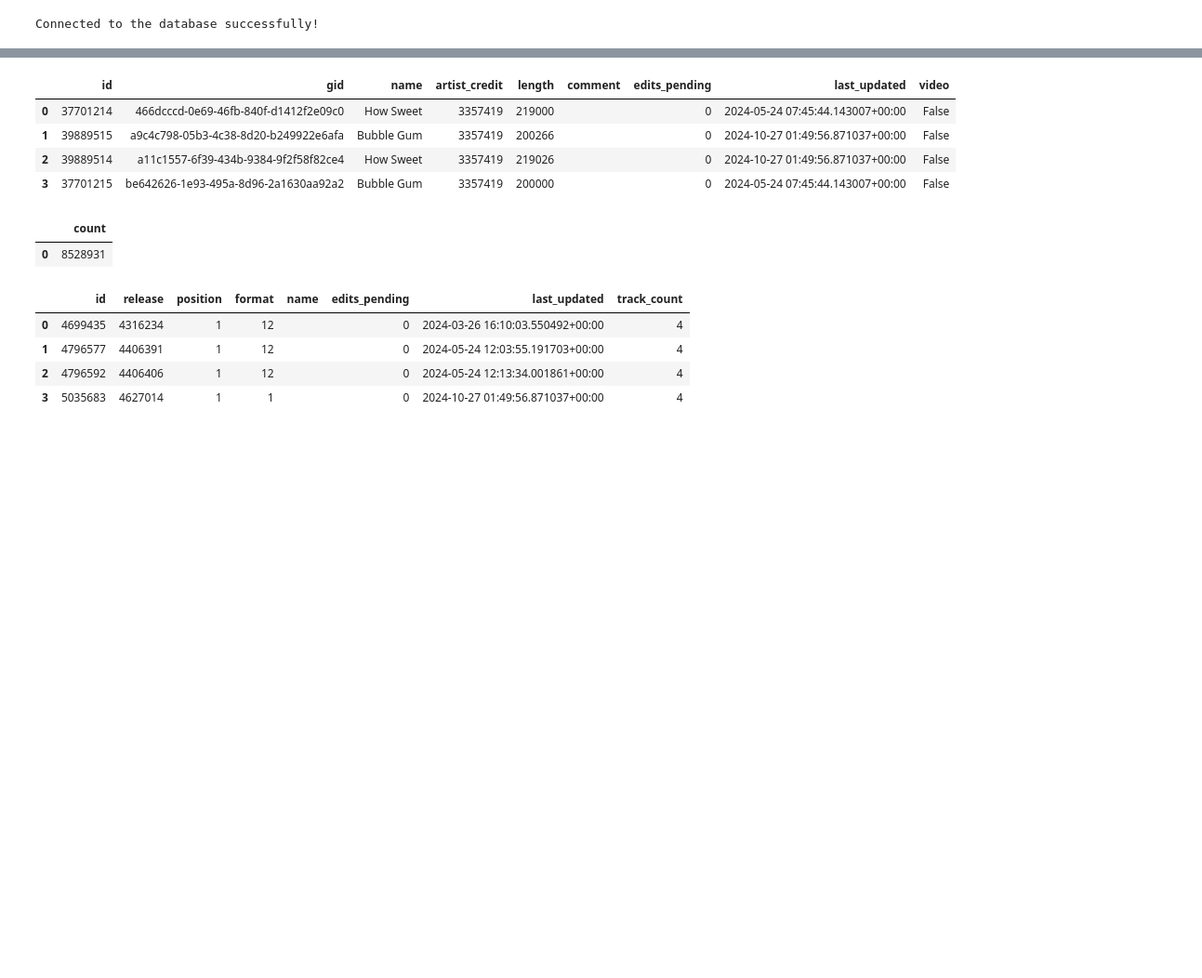
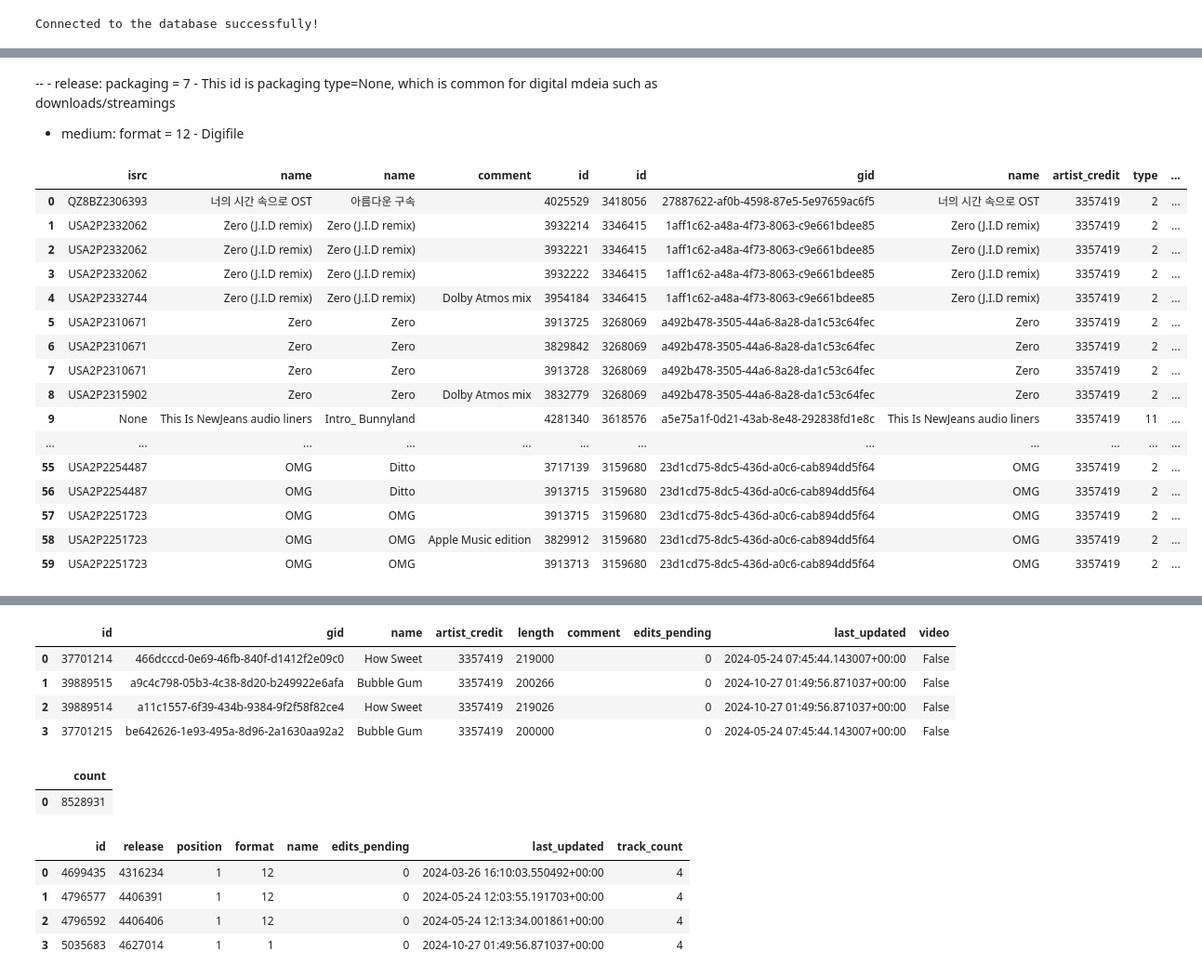
Before and after one commit to amyjslee94/data_analytics_projects, a Jupyter notebook: Music_Analysis/analysis.ipynb, the cells around one changed output, grey strips where cells are left out. Shown: that part at 93% size. Cells and saved outputs as stored; diff of their text form; code cells hidden in the pictures; blank space fills up the shorter version.

Commit message:
re-configured musicbrainz

```diff
--- a/Music_Analysis/analysis.ipynb
+++ b/Music_Analysis/analysis.ipynb
@@ -25,0 +57,54 @@ Connected to the database successfully!
+# %% [markdown]
+-- - release: packaging = 7 - This id is packaging type=None, which is common for digital mdeia such as downloads/streamings
+- medium: format = 12 - Digifile
+# %%
+pd.set_option('display.max_rows', None)
+# %%
+#r.*, rc.*, a.name, rp.name
+query = """
+SELECT i.isrc, r.name, t.name, r.comment, r.id, rg.*, a.name
+from release r
+LEFT JOIN release_group rg
+    ON r.release_group = rg.id
+LEFT JOIN release_packaging rp
+    on r.packaging = rp.id
+LEFT JOIN release_first_release_date rd
+    on r.id = rd.release
+LEFT JOIN release_country rc
+    on r.id = rc.release
+LEFT JOIN area a
+    on rc.country = a.id
+LEFT JOIN medium m
+    on r.id = m.release
+LEFT JOIN medium_format mf
+    on m.format = mf.id
+LEFT JOIN track t
+    ON m.id = t.medium
+LEFT JOIN isrc i
+    ON t.recording = i.recording
+WHERE r.artist_credit = 3357419
+AND mf.name = 'Digital Media'
+ORDER BY 2 desc,3,1
+
+"""
+#r.id, rc.*, rd.year, rd.month, rd.day, a.name, rp.name, mf.name
+test = pd.read_sql_query(query, conn)
+test.head(60)
+# %% [output]
+|  | isrc | name | name | comment | id | id | gid | name | artist_credit | type | ... |
+| 0 | QZ8BZ2306393 | 너의 시간 속으로 OST | 아름다운 구속 |  | 4025529 | 3418056 | 27887622-af0b-4598-87e5-5e97659ac6f5 | 너의 시간 속으로 OST | 3357419 | 2 | ... |
+| 1 | USA2P2332062 | Zero (J.I.D remix) | Zero (J.I.D remix) |  | 3932214 | 3346415 | 1aff1c62-a48a-4f73-8063-c9e661bdee85 | Zero (J.I.D remix) | 3357419 | 2 | ... |
+| 2 | USA2P2332062 | Zero (J.I.D remix) | Zero (J.I.D remix) |  | 3932221 | 3346415 | 1aff1c62-a48a-4f73-8063-c9e661bdee85 | Zero (J.I.D remix) | 3357419 | 2 | ... |
+| 3 | USA2P2332062 | Zero (J.I.D remix) | Zero (J.I.D remix) |  | 3932222 | 3346415 | 1aff1c62-a48a-4f73-8063-c9e661bdee85 | Zero (J.I.D remix) | 3357419 | 2 | ... |
+| 4 | USA2P2332744 | Zero (J.I.D remix) | Zero (J.I.D remix) | Dolby Atmos mix | 3954184 | 3346415 | 1aff1c62-a48a-4f73-8063-c9e661bdee85 | Zero (J.I.D remix) | 3357419 | 2 | ... |
+| 5 | USA2P2310671 | Zero | Zero |  | 3913725 | 3268069 | a492b478-3505-44a6-8a28-da1c53c64fec | Zero | 3357419 | 2 | ... |
+| 6 | USA2P2310671 | Zero | Zero |  | 3829842 | 3268069 | a492b478-3505-44a6-8a28-da1c53c64fec | Zero | 3357419 | 2 | ... |
+| 7 | USA2P2310671 | Zero | Zero |  | 3913728 | 3268069 | a492b478-3505-44a6-8a28-da1c53c64fec | Zero | 3357419 | 2 | ... |
+| 8 | USA2P2315902 | Zero | Zero | Dolby Atmos mix | 3832779 | 3268069 | a492b478-3505-44a6-8a28-da1c53c64fec | Zero | 3357419 | 2 | ... |
+| 9 | None | This Is NewJeans audio liners | Intro_ Bunnyland |  | 4281340 | 3618576 | a5e75a1f-0d21-43ab-8e48-292838fd1e8c | This Is NewJeans audio liners | 3357419 | 11 | ... |
+| ... | ... | ... | ... | ... | ... | ... | ... | ... | ... | ... | ... |
+| 55 | USA2P2254487 | OMG | Ditto |  | 3717139 | 3159680 | 23d1cd75-8dc5-436d-a0c6-cab894dd5f64 | OMG | 3357419 | 2 | ... |
+| 56 | USA2P2254487 | OMG | Ditto |  | 3913715 | 3159680 | 23d1cd75-8dc5-436d-a0c6-cab894dd5f64 | OMG | 3357419 | 2 | ... |
+| 57 | USA2P2251723 | OMG | OMG |  | 3913715 | 3159680 | 23d1cd75-8dc5-436d-a0c6-cab894dd5f64 | OMG | 3357419 | 2 | ... |
+| 58 | USA2P2251723 | OMG | OMG | Apple Music edition | 3829912 | 3159680 | 23d1cd75-8dc5-436d-a0c6-cab894dd5f64 | OMG | 3357419 | 2 | ... |
+| 59 | USA2P2251723 | OMG | OMG |  | 3913713 | 3159680 | 23d1cd75-8dc5-436d-a0c6-cab894dd5f64 | OMG | 3357419 | 2 | ... |
```
Also changed, not shown: parts of 8 cells of this notebook, 15 other files.
